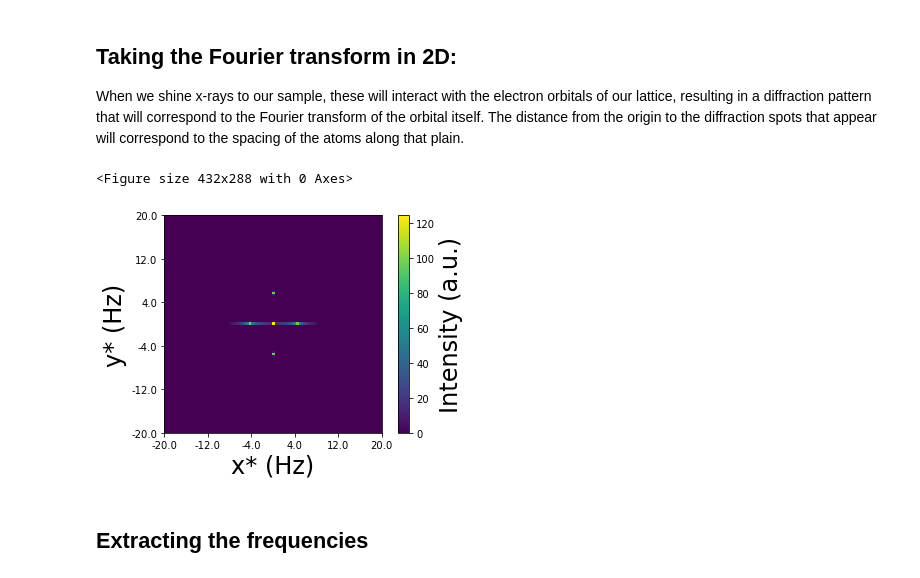
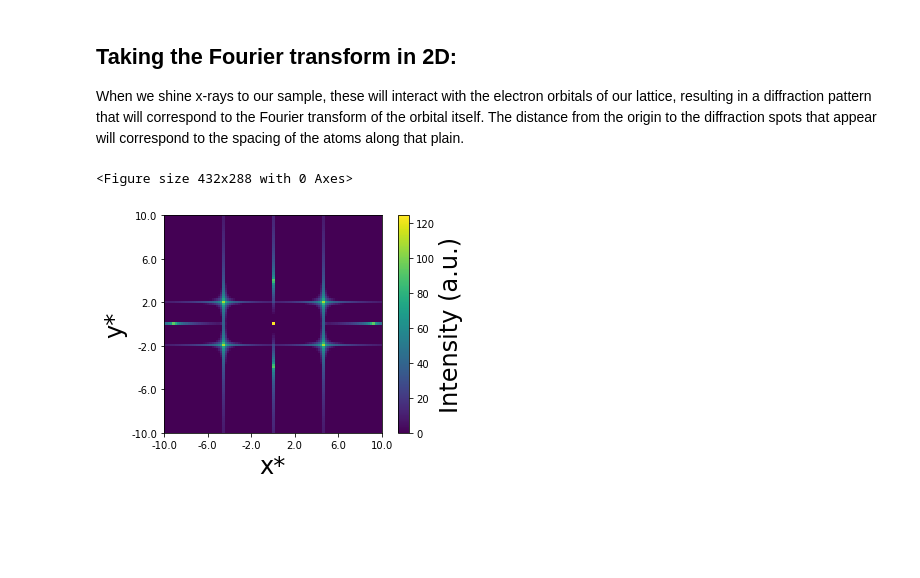
Before and after one commit to Gio-A-Oakes/Materials_IA, a Jupyter notebook: Jupyter_notebooks/Reciprical space.ipynb, the cells around one changed output. Cells and saved outputs as stored; diff of their text form; code cells hidden in the pictures; blank space fills up the shorter version.

```diff
--- a/Jupyter_notebooks/Reciprical space.ipynb
+++ b/Jupyter_notebooks/Reciprical space.ipynb
@@ -74,10 +79,10 @@ For consistancy with the previous exersize I will still be descrbing $a$ and $b$
 # %%
-f = np.random.uniform(1, 10, 2)
+f = np.random.normal(5, 2, 2)
 
-x = np.tile(np.linspace(0,1,500), (500,1))
+x = np.tile(np.linspace(0,5,500), (500,1))
 y = np.transpose(x)
 
-i = (np.sin(2 * np.pi * x * f[0]))**2 + (np.sin(2 * np.pi * y * f[1]))**2
+i = (np.sin(np.pi * x * f[0]) + np.sin(np.pi * y * f[1]))**2
 
 plt.figure()
 fig, ax = plt.subplots(1)
@@ -88,8 +93,8 @@ cbar.set_label('Intensity (a.u.)', fontsize=24)
 plt.xlabel('x', fontsize=24)
 plt.ylabel('y', fontsize=24)
 plt.gca().set_aspect('equal', adjustable='box')
-ax.set_xticklabels(np.linspace(0,5,6))
-ax.set_yticklabels(np.linspace(0,5,6))
+ax.set_xticklabels(np.round(np.linspace(0,5,6),2))
+ax.set_yticklabels(np.round(np.linspace(0,5,6),2))
 plt.tight_layout()
-print('Frequencies used along x is %s'%f[0] +' and along y %s' %f[1])
+print('Frequency used along x is %s'%f[0] +' and along y %s' %f[1])
 # %% [output]
@@ -105,24 +110,22 @@ When we shine x-rays to our sample, these will interact with the electron orbita
 # %%
 ft = np.fft.fft2(i)
 fshift = 20*np.log(abs(np.fft.fftshift(ft))+1)
 fshift = fshift-fshift[250,250]/2
 fshift[np.where(fshift<=0)]=0
 # Plot in Fourier space
 plt.figure()
 fig, ax = plt.subplots(1)
 plt.pcolor(fshift)
 cbar = plt.colorbar()
 cbar.set_label('Intensity (a.u.)', fontsize=24)
 
-ax.set_xticklabels(np.linspace(-20,20,6))
-ax.set_yticklabels(np.linspace(-20,20,6))
-plt.xlabel('x* (Hz)', fontsize=24)
-plt.ylabel('y* (Hz)', fontsize=24)
+ax.set_xticklabels(np.linspace(-10,10,6))
+ax.set_yticklabels(np.linspace(-10,10,6))
+plt.xlabel('x*', fontsize=24)
+plt.ylabel('y*', fontsize=24)
 plt.xlim(200,300)
 plt.ylim(200,300)
 plt.gca().set_aspect('equal', adjustable='box')
 # %% [output]
 <Figure size 432x288 with 0 Axes>
-[figure, old version]
+[figure, new version]
-# %% [markdown]
-## Extracting the frequencies
```
Also changed, not shown: parts of 6 cells of this notebook.
